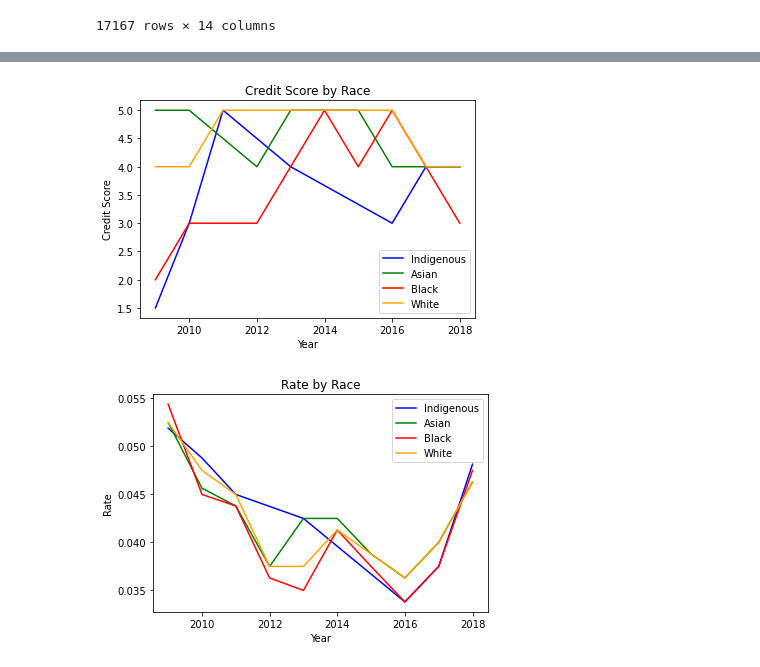
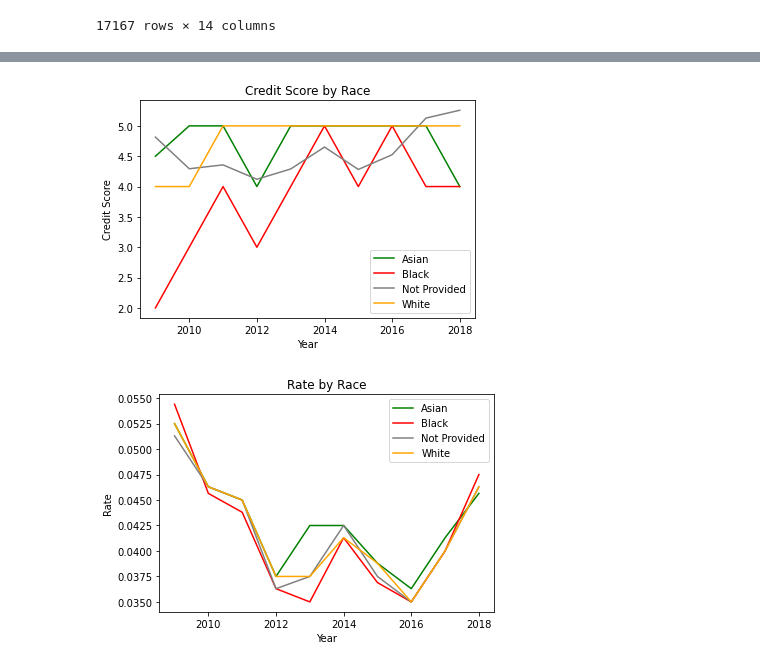
Before and after one commit to bmkennedyii/Project_1, a Jupyter notebook: race_income/race_income.ipynb, the cells around one changed output, grey strips where cells are left out. Drawn from its saved outputs; the diff is of its cells as text; code cells hidden in the pictures.

```diff
--- a/race_income/race_income.ipynb
+++ b/race_income/race_income.ipynb
@@ -24,6 +24,3 @@ df
 | 17165 | 2018 | 37 | 147 | 315200 | 104844 | 0.0488 | 1.7076 | 0.80 | PT01 | ... |
 | 17166 | 2018 | 37 | 119 | 345188 | 92940 | 0.0525 | 1.2543 | 0.80 | PT07 | ... |
 17167 rows × 14 columns
-# %%
-df = df.loc[df["Income"] < 100000,:]
-df
@@ -109,10 +80,11 @@ for year in years:
         total_ratio.append(a/b)
     new_ratio.append(np.median(total_ratio))
 # %%
+# create dataframe of necessary columns
 df = df[["Year", "Total", "Income", "Race", "Credit Score", "Rate"]]
 df = df.groupby(["Year", "Race"]).median()
 df["Total/Inc Ratio"] = df["Total"]/df["Income"]
 df = df.reset_index("Race")
-df = df[["Race", "Total/Inc Ratio", "Credit Score", "Rate"]]
+df = df[["Race", "Total/Inc Ratio", "Credit Score", "Rate", "Income"]]
 df.head()
 # %% [output]
@@ -127,6 +99,6 @@ df.head()
 bins = [0, 1, 2, 3, 4, 5, 7]
 group_names = ["Indigenous", "Asian", "Black", "Pacific Islander", "White", "Not Provided"]
 df["Bins"] = pd.cut(df["Race"], bins, labels=group_names, include_lowest=True)
-df = df[["Total/Inc Ratio", "Bins", "Credit Score", "Rate"]]
+df = df[["Total/Inc Ratio", "Bins", "Credit Score", "Rate", "Income"]]
 df
 # %% [output]
@@ -167,32 +139,30 @@ plt.savefig(f"TotalbyRace")
 # %%
-indig, = plt.plot(df.loc[df["Bins"]=="Indigenous", ["Credit Score"]], color="blue", label="Indigenous")
+# create score for median credit score by race
 asian, = plt.plot(df.loc[df["Bins"]=="Asian", ["Credit Score"]], color="green", label="Asian")
 black, = plt.plot(df.loc[df["Bins"]=="Black", ["Credit Score"]], color="red", label="Black")
-# pi, = plt.plot(df.loc[df["Bins"]=="Pacific Islander", ["Total/Inc Ratio"]], color="yellow", label="Pacific Islander")
-# np, = plt.plot(df.loc[df["Bins"]=="Not Provided", ["Total/Inc Ratio"]], color="gray", label="Not Provided")
+np, = plt.plot(df.loc[df["Bins"]=="Not Provided", ["Total/Inc Ratio"]], color="gray", label="Not Provided")
 white, = plt.plot(df.loc[df["Bins"]=="White", ["Credit Score"]], color="orange", label="White")
 
-plt.legend(handles=[indig, asian, black, white], loc="best")
+plt.legend(handles=[asian, black, np, white], loc="best")
 plt.title("Credit Score by Race")
 plt.ylabel("Credit Score")
 plt.xlabel("Year")
 plt.tight_layout
 plt.savefig(f"CreditbyRace")
 # %% [output]
-[figure, old version]
+[figure, new version]
 # %%
-indig, = plt.plot(df.loc[df["Bins"]=="Indigenous", ["Rate"]], color="blue", label="Indigenous")
+# create plot for median interest rate by race
 asian, = plt.plot(df.loc[df["Bins"]=="Asian", ["Rate"]], color="green", label="Asian")
 black, = plt.plot(df.loc[df["Bins"]=="Black", ["Rate"]], color="red", label="Black")
-# pi, = plt.plot(df.loc[df["Bins"]=="Pacific Islander", ["Total/Inc Ratio"]], color="yellow", label="Pacific Islander")
-# np, = plt.plot(df.loc[df["Bins"]=="Not Provided", ["Total/Inc Ratio"]], color="gray", label="Not Provided")
+np, = plt.plot(df.loc[df["Bins"]=="Not Provided", ["Rate"]], color="gray", label="Not Provided")
 white, = plt.plot(df.loc[df["Bins"]=="White", ["Rate"]], color="orange", label="White")
 
-plt.legend(handles=[indig, asian, black, white], loc="best")
+plt.legend(handles=[asian, black, np, white], loc="best")
 plt.title("Rate by Race")
 plt.ylabel("Rate")
 plt.xlabel("Year")
 plt.tight_layout
 plt.savefig(f"RatebyRace")
 # %% [output]
-[figure, old version]
+[figure, new version]
```
Also changed, not shown: parts of 11 cells of this notebook, 6 other files.
